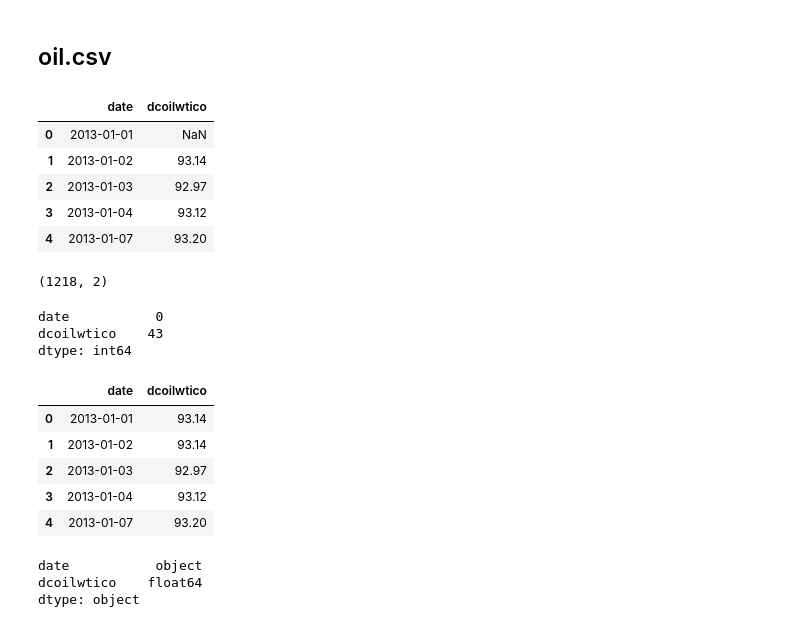
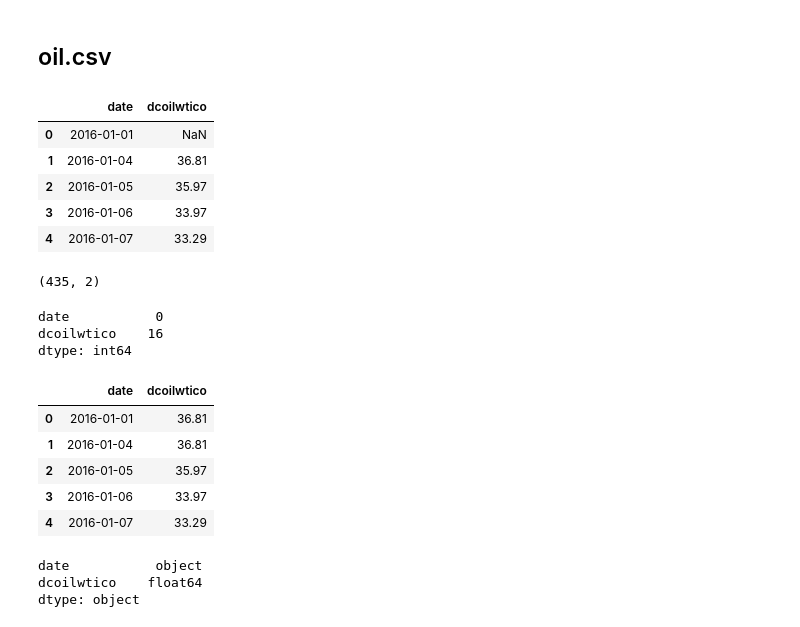
Before and after one commit to esraa-elmaghraby/Sales-Forecasting-and-Demand-Prediction-, a Jupyter notebook: adv-preprocessing.ipynb, the cells around one changed output. Cells and saved outputs as stored; diff of their text form; code cells hidden in the pictures.

```diff
--- a/adv-preprocessing.ipynb
+++ b/adv-preprocessing.ipynb
@@ -507,23 +530,25 @@ dtype: object
 # %% [markdown]
 ## oil.csv
 # %%
-oil=pd.read_csv(r"C:\Users\ahmad\Desktop\depi_project\oil.csv")
+oil = pd.read_csv('Data/oil.csv')
+oil = oil[oil['date']>='2016-01-01']
+oil.reset_index(drop=True, inplace=True)
 oil.head()
 # %% [output]
 |  | date | dcoilwtico |
-| 0 | 2013-01-01 | NaN |
-| 1 | 2013-01-02 | 93.14 |
-| 2 | 2013-01-03 | 92.97 |
-| 3 | 2013-01-04 | 93.12 |
-| 4 | 2013-01-07 | 93.20 |
+| 0 | 2016-01-01 | NaN |
+| 1 | 2016-01-04 | 36.81 |
+| 2 | 2016-01-05 | 35.97 |
+| 3 | 2016-01-06 | 33.97 |
+| 4 | 2016-01-07 | 33.29 |
 # %%
 oil.shape
 # %% [output]
-(1218, 2)
+(435, 2)
 # %%
 print(oil.isnull().sum())
 # %% [output]
 date           0
-dcoilwtico    43
+dcoilwtico    16
 dtype: int64
 # %%
@@ -532,11 +557,11 @@ oil['dcoilwtico'] = oil['dcoilwtico'].bfill() # backward fill
 oil.head()
 # %% [output]
 |  | date | dcoilwtico |
-| 0 | 2013-01-01 | 93.14 |
-| 1 | 2013-01-02 | 93.14 |
-| 2 | 2013-01-03 | 92.97 |
-| 3 | 2013-01-04 | 93.12 |
-| 4 | 2013-01-07 | 93.20 |
+| 0 | 2016-01-01 | 36.81 |
+| 1 | 2016-01-04 | 36.81 |
+| 2 | 2016-01-05 | 35.97 |
+| 3 | 2016-01-06 | 33.97 |
+| 4 | 2016-01-07 | 33.29 |
 # %%
 oil.dtypes
 # %% [output]
```
Also changed, not shown: parts of 128 cells of this notebook.
